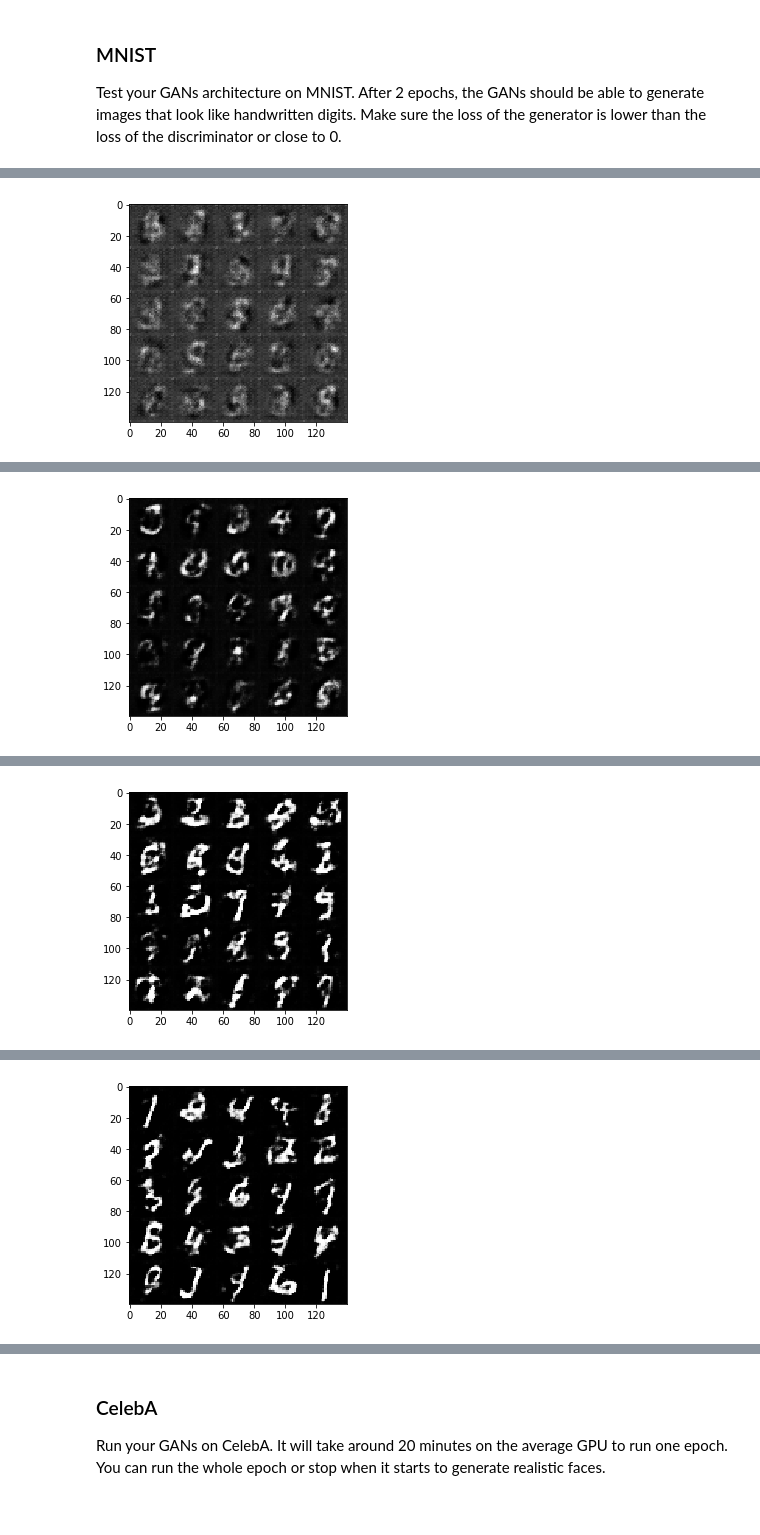
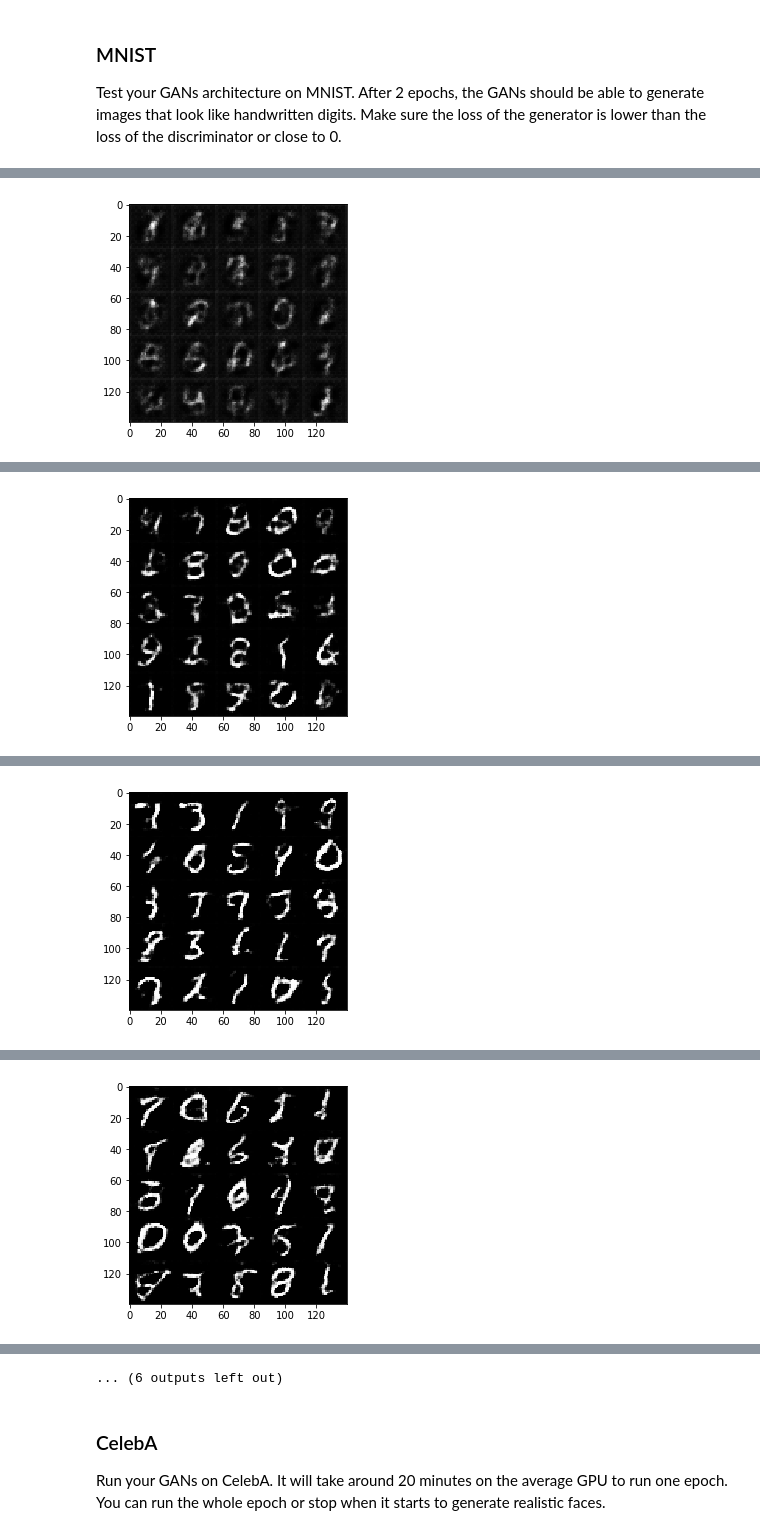
Before and after one commit to fiatveritas/Deep_Learning_Nanodegree_Foundation, a Jupyter notebook: face_generation/dlnd_face_generation.ipynb, the cells around one changed output, grey strips where cells are left out. Cells and saved outputs as stored; diff of their text form; code cells hidden in the pictures.

```diff
--- a/face_generation/dlnd_face_generation.ipynb
+++ b/face_generation/dlnd_face_generation.ipynb
@@ -143,12 +143,12 @@ def discriminator(images, reuse=False):
     """
     # TODO: Implement Function
 
-    alpha = 0.2
+    alpha = 0.1
     x = images
 
     with tf.variable_scope('discriminator', reuse = reuse):
         x = tf.layers.conv2d(x, 64, 4, strides = 2, padding = "same")
-        x = tf.layers.batch_normalization(x, training = True)
+        #x = tf.layers.batch_normalization(x, training = True)
         x = tf.maximum(alpha * x, x)
 
         x = tf.layers.conv2d(x, 128, 4, strides = 2, padding = "same")
@@ -378,10 +378,10 @@ def train(epoch_count, batch_size, z_dim, learning_rate, beta1, get_batches, dat
 ### MNIST
 Test your GANs architecture on MNIST.  After 2 epochs, the GANs should be able to generate images that look like handwritten digits.  Make sure the loss of the generator is lower than the loss of the discriminator or close to 0.
 # %%
-batch_size = 150
+batch_size = 64
 z_dim = 100
-learning_rate = 0.0001
-beta1 = 0.2
+learning_rate = 0.0004
+beta1 = 0.3
 
 
 """
@@ -399 +399 @@ Epoch 1/2 Step 200... Discriminator Loss: 1.4244... Generator Loss: 0.4384 ... T
-[figure, old version]
+[figure, new version]
@@ -402 +402 @@ Epoch 1/2 Step 400... Discriminator Loss: 1.2198... Generator Loss: 0.5858 ... T
-[figure, old version]
+[figure, new version]
@@ -405 +405 @@ Epoch 2/2 Step 600... Discriminator Loss: 1.3395... Generator Loss: 0.4903 ... T
-[figure, old version]
+[figure, new version]
@@ -408 +408 @@ Epoch 2/2 Step 800... Discriminator Loss: 1.2498... Generator Loss: 1.1235 ... T
-[figure, old version]
+[figure, new version]
@@ -409,3 +415,4 @@ Epoch 2/2 Step 800... Discriminator Loss: 1.2498... Generator Loss: 1.1235 ... T
+... (6 outputs left out)
 # %% [markdown]
 ### CelebA
 Run your GANs on CelebA.  It will take around 20 minutes on the average GPU to run one epoch.  You can run the whole epoch or stop when it starts to generate realistic faces.
```
Also changed, not shown: parts of 2 cells of this notebook.
